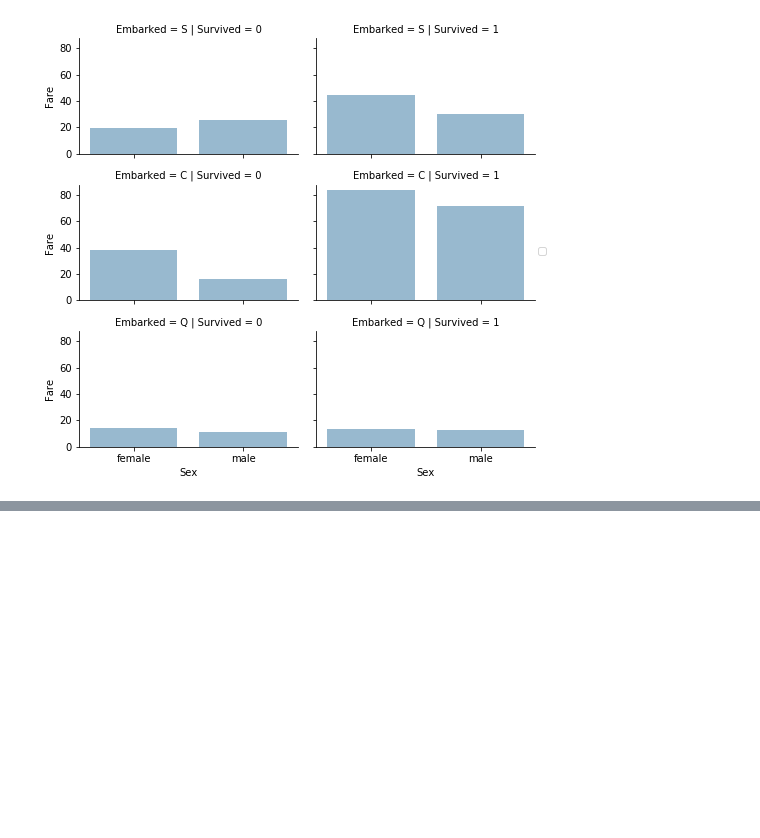
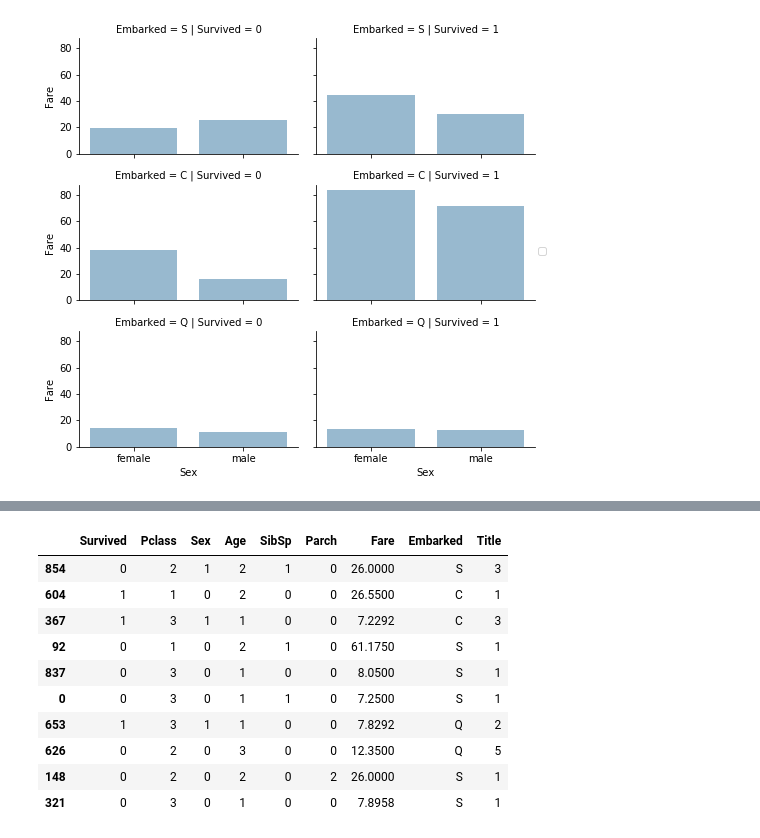
Before and after one commit to handsdirty/Playground, a Jupyter notebook: kaggle/titantic_201805/Start.ipynb, the cells around one changed output, grey strips where cells are left out. Drawn from its saved outputs; the diff is of its cells as text; code cells hidden in the pictures; blank space fills up the shorter version.

```diff
--- a/kaggle/titantic_201805/Start.ipynb
+++ b/kaggle/titantic_201805/Start.ipynb
@@ -265,0 +418,3 @@ grid.add_legend()
+# %%
+train_df['AgeBand'] = pd.cut(train_df['Age'], 5)
+train_df[['AgeBand', 'Survived']].groupby(['AgeBand'], as_index=False).mean().sort_values(by='AgeBand', ascending=True)
@@ -265,0 +428,3 @@ grid.add_legend()
+# %%
+train_df['AgeBand'] = pd.cut(train_df['Age'], 5)
+train_df[['AgeBand', 'Survived']].groupby(['AgeBand'], as_index=False).mean()
@@ -265,0 +454,4 @@ grid.add_legend()
+# %%
+train_df = train_df.drop(['AgeBand'], axis=1)
+combine = [train_df, test_df]
+train_df.head()
@@ -265,0 +465,14 @@ grid.add_legend()
+# %%
+train_df.sample(10)
+# %% [output]
+|  | Survived | Pclass | Sex | Age | SibSp | Parch | Fare | Embarked | Title |
+| 854 | 0 | 2 | 1 | 2 | 1 | 0 | 26.0000 | S | 3 |
+| 604 | 1 | 1 | 0 | 2 | 0 | 0 | 26.5500 | C | 1 |
+| 367 | 1 | 3 | 1 | 1 | 0 | 0 | 7.2292 | C | 3 |
+| 92 | 0 | 1 | 0 | 2 | 1 | 0 | 61.1750 | S | 1 |
+| 837 | 0 | 3 | 0 | 1 | 0 | 0 | 8.0500 | S | 1 |
+| 0 | 0 | 3 | 0 | 1 | 1 | 0 | 7.2500 | S | 1 |
+| 653 | 1 | 3 | 1 | 1 | 0 | 0 | 7.8292 | Q | 2 |
+| 626 | 0 | 2 | 0 | 3 | 0 | 0 | 12.3500 | Q | 5 |
+| 148 | 0 | 2 | 0 | 2 | 0 | 2 | 26.0000 | S | 1 |
+| 321 | 0 | 3 | 0 | 1 | 0 | 0 | 7.8958 | S | 1 |
```
Also changed, not shown: parts of 38 cells of this notebook.
